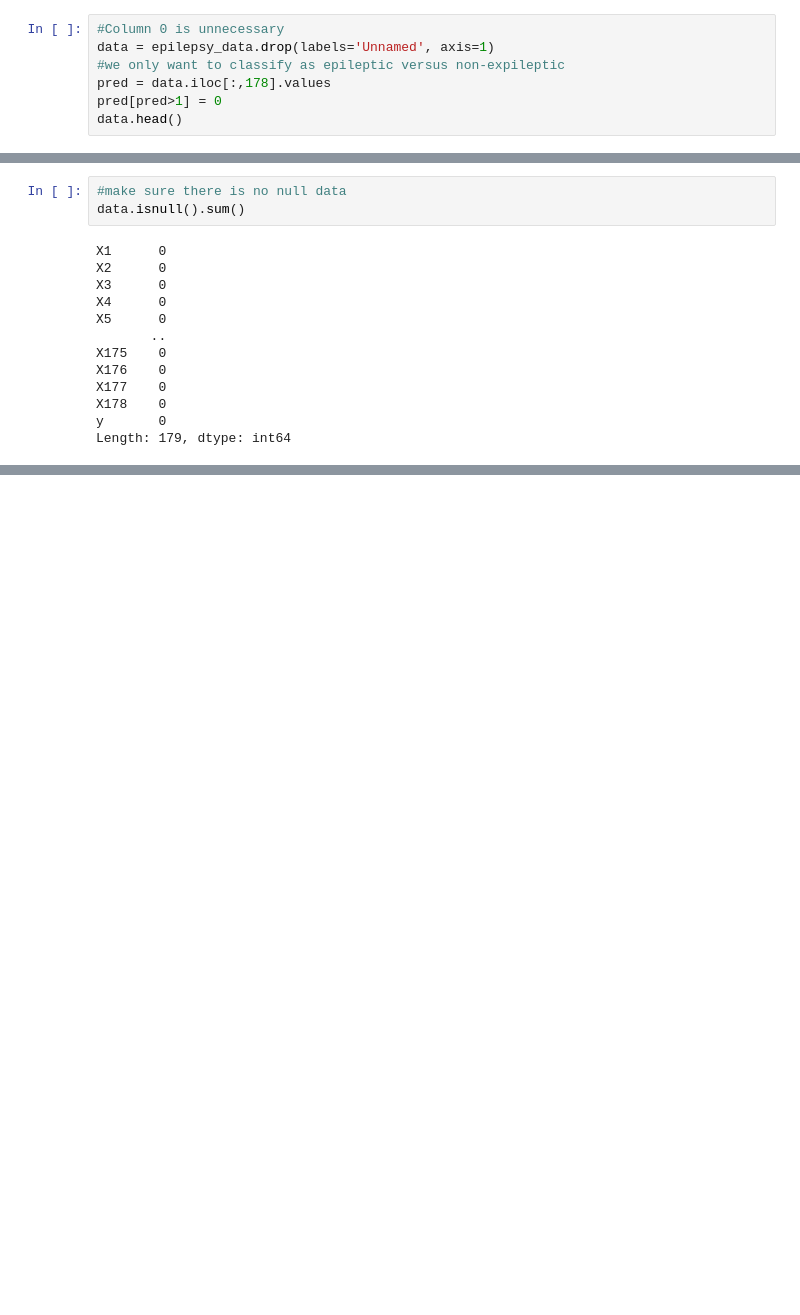
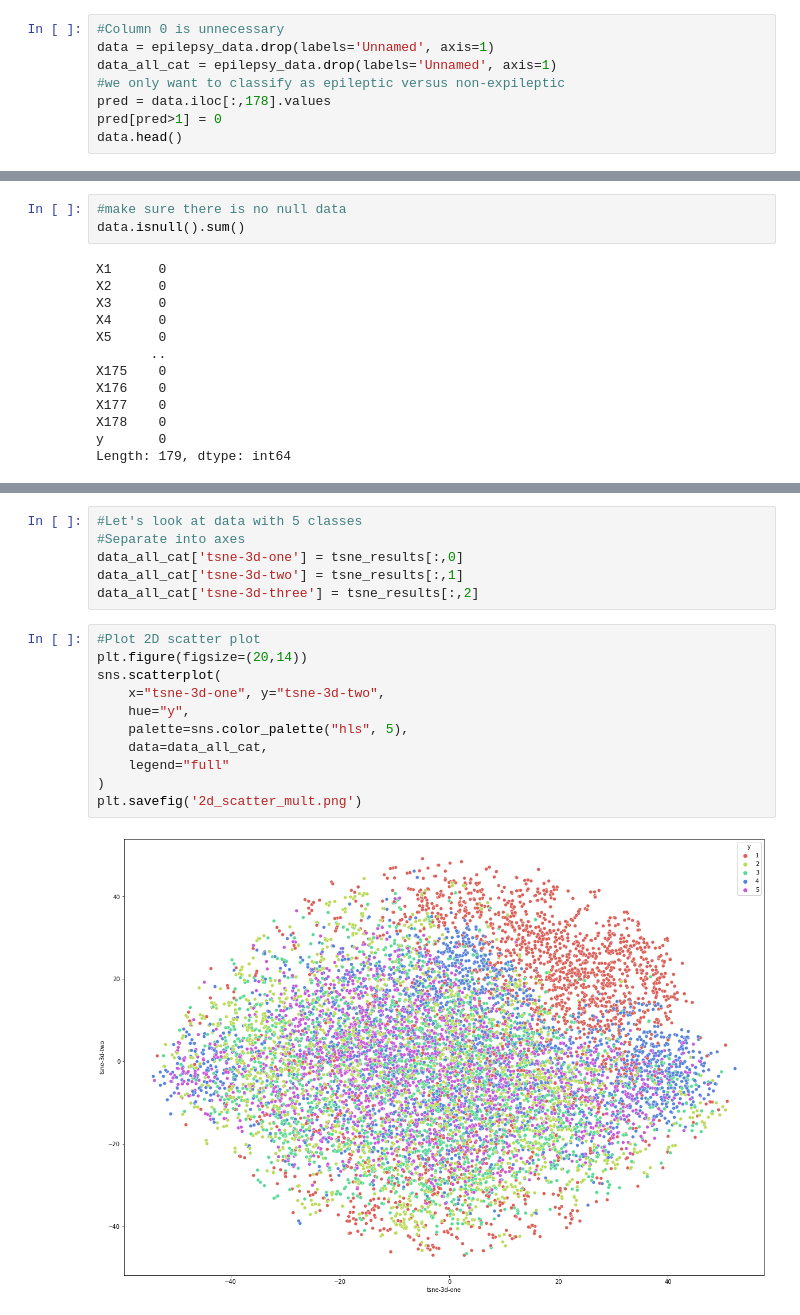
Before and after one commit to Le-Gris/Epileptic-Seizure-Recognition, a Jupyter notebook: EEG_Epilepsy.ipynb, the cells around one changed output, grey strips where cells are left out. Saved outputs shown, nothing was run; the diff lists cells and outputs as text; blank space fills up the shorter version.

```diff
--- a/EEG_Epilepsy.ipynb
+++ b/EEG_Epilepsy.ipynb
@@ -42,6 +51,7 @@ Text(0.5, 0, 'Samples')
 # %%
 #Column 0 is unnecessary
 data = epilepsy_data.drop(labels='Unnamed', axis=1)
+data_all_cat = epilepsy_data.drop(labels='Unnamed', axis=1)
 #we only want to classify as epileptic versus non-expileptic
 pred = data.iloc[:,178].values
 pred[pred>1] = 0
@@ -80,0 +147,19 @@ X_train, X_test, y_train, y_test = train_test_split(X, Y)
+# %%
+#Let's look at data with 5 classes
+#Separate into axes
+data_all_cat['tsne-3d-one'] = tsne_results[:,0]
+data_all_cat['tsne-3d-two'] = tsne_results[:,1]
+data_all_cat['tsne-3d-three'] = tsne_results[:,2]
+# %%
+#Plot 2D scatter plot
+plt.figure(figsize=(20,14))
+sns.scatterplot(
+    x="tsne-3d-one", y="tsne-3d-two",
+    hue="y",
+    palette=sns.color_palette("hls", 5),
+    data=data_all_cat,
+    legend="full"
+)
+plt.savefig('2d_scatter_mult.png')
+# %% [output]
+[figure, added]
```
Also changed, not shown: parts of 18 cells of this notebook.
